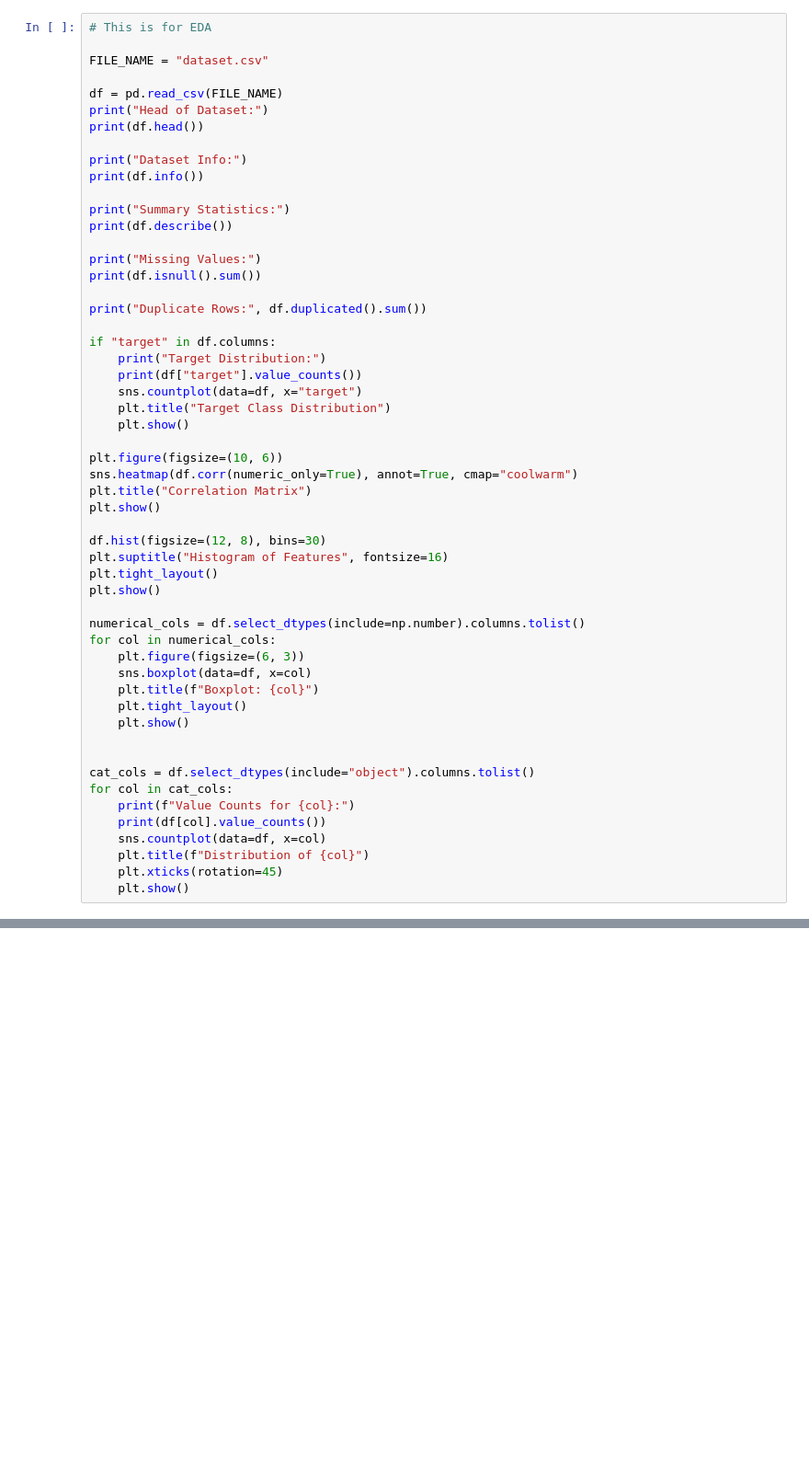
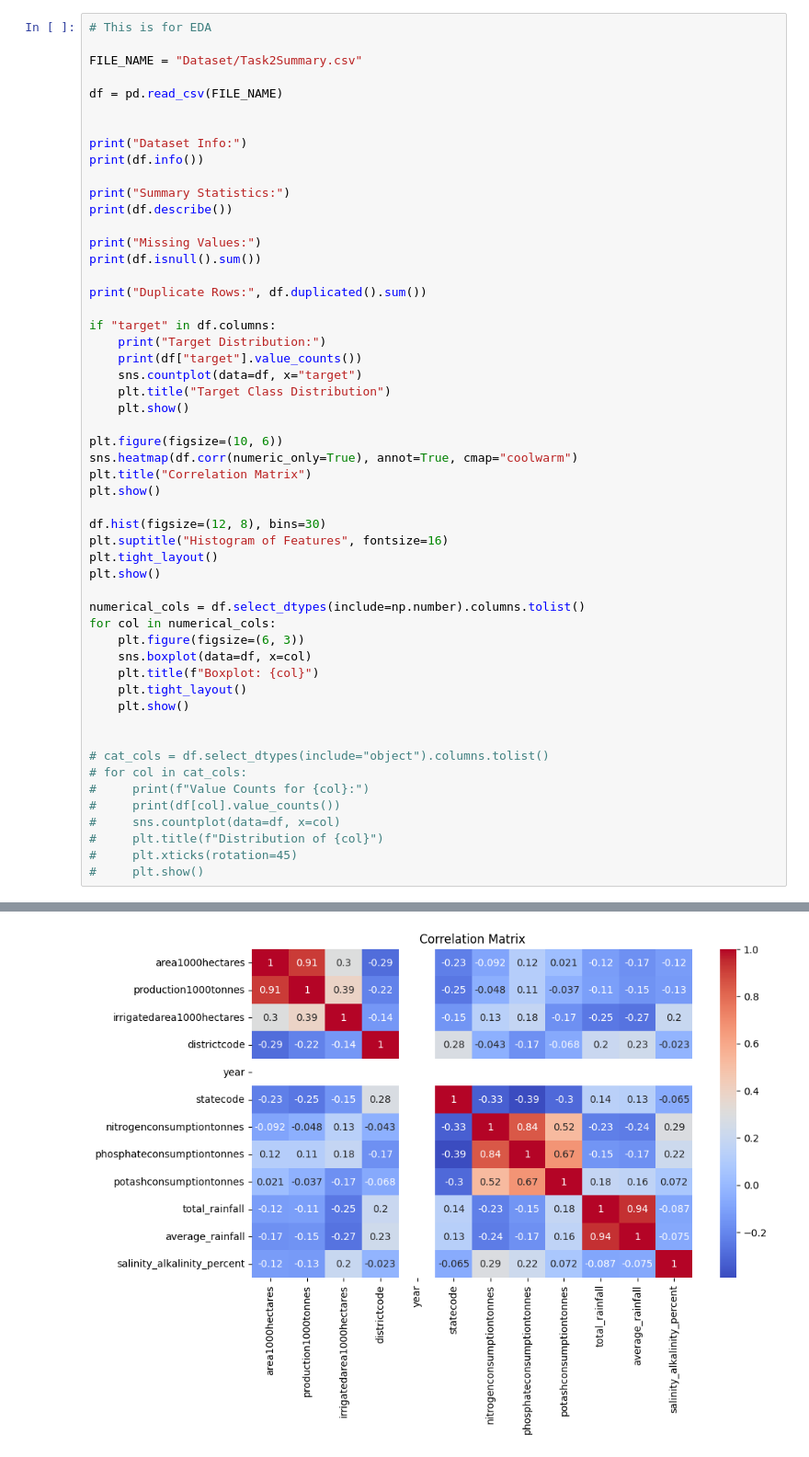
Before and after one commit to Mayankk004/Eco-Project, a Jupyter notebook: OLS.ipynb, the cells around one changed output, grey strips where cells are left out. Shown at 92% size. Saved outputs shown, nothing was run; the diff lists cells and outputs as text; blank space fills up the shorter version.

```diff
--- a/OLS.ipynb
+++ b/OLS.ipynb
@@ -188,11 +176,10 @@ tensor(623.2786, dtype=torch.float64) tensor(297935.5659, dtype=torch.float64, g
 # %%
 # This is for EDA
 
-FILE_NAME = "dataset.csv"
+FILE_NAME = "Dataset/Task2Summary.csv"
 
 df = pd.read_csv(FILE_NAME)
-print("Head of Dataset:")
-print(df.head())
+
 
 print("Dataset Info:")
 print(df.info())
@@ -231,12 +218,12 @@ for col in numerical_cols:
     plt.show()
 
 
-cat_cols = df.select_dtypes(include="object").columns.tolist()
-for col in cat_cols:
-    print(f"Value Counts for {col}:")
-    print(df[col].value_counts())
-    sns.countplot(data=df, x=col)
-    plt.title(f"Distribution of {col}")
-    plt.xticks(rotation=45)
-    plt.show()
+# cat_cols = df.select_dtypes(include="object").columns.tolist()
+# for col in cat_cols:
+#     print(f"Value Counts for {col}:")
+#     print(df[col].value_counts())
+#     sns.countplot(data=df, x=col)
+#     plt.title(f"Distribution of {col}")
+#     plt.xticks(rotation=45)
+#     plt.show()
 # %% [output]
@@ -243,0 +247 @@ FileNotFoundError: [Errno 2] No such file or directory: 'dataset.csv'
+[figure, added]
```
Also changed, not shown: parts of 6 cells of this notebook, 1 other file.
